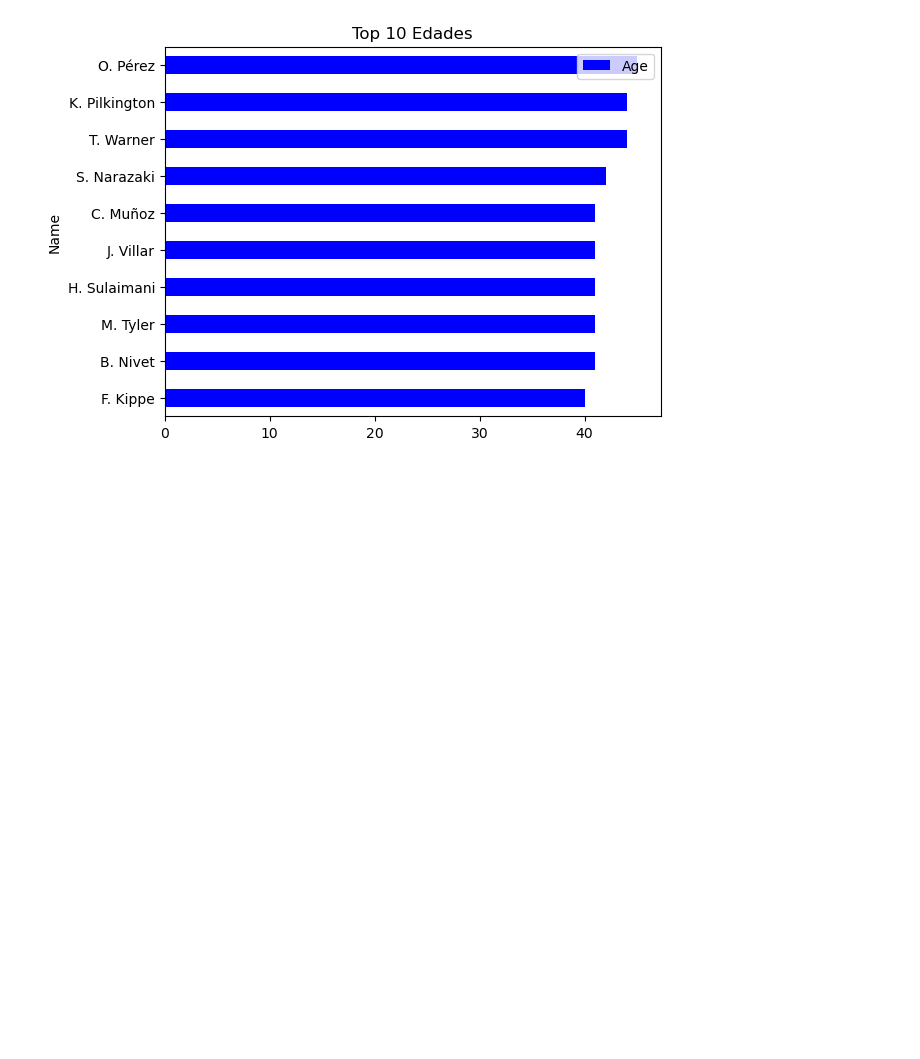
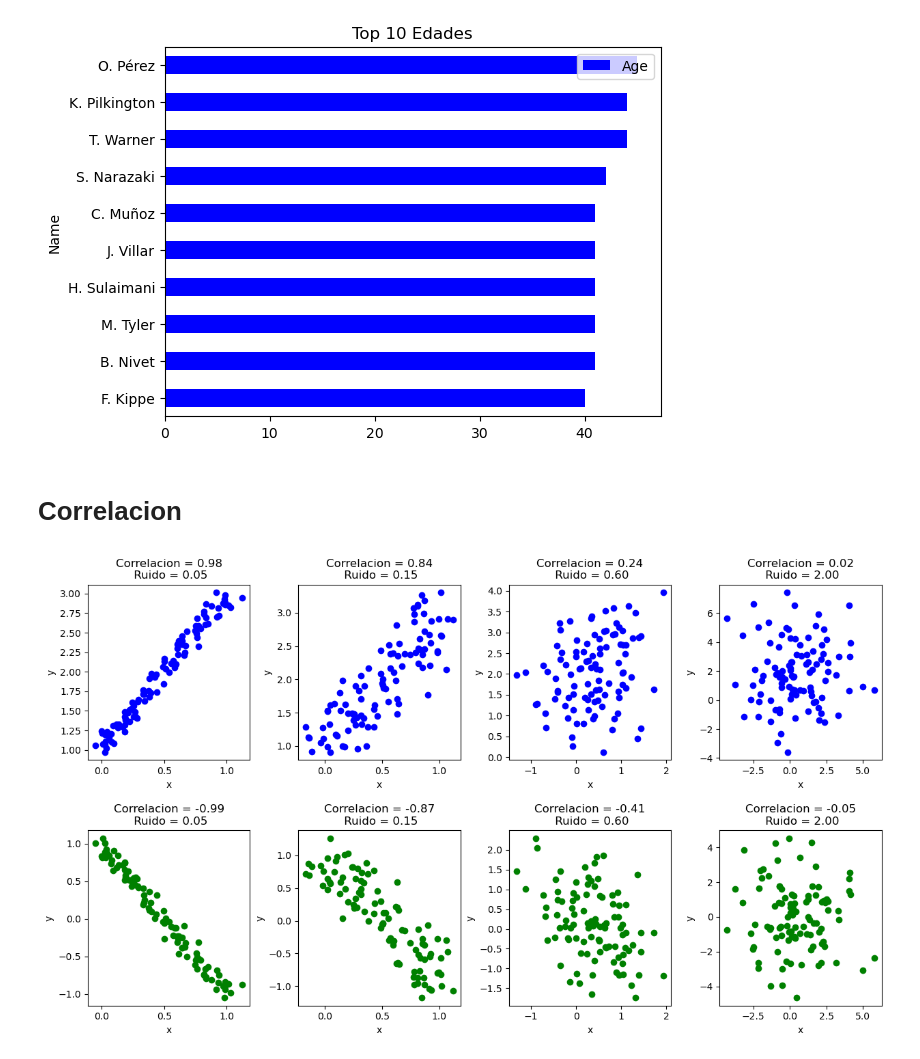
Before and after one commit to albhermo1979/EBACMX, a Jupyter notebook: EBAC/Python avanzado/Numpy/Numpy_1.ipynb, the cells around one changed output. Drawn from its saved outputs; the diff is of its cells as text; code cells hidden in the pictures; blank space fills up the shorter version.

Commit message:
Leccion de correlaciones

```diff
--- a/EBAC/Python avanzado/Numpy/Numpy_1.ipynb
+++ b/EBAC/Python avanzado/Numpy/Numpy_1.ipynb
@@ -222,3 +222,37 @@ ax = x.plot.barh( y='Age', x='Name', color='b', title='Top 10 Edades')
 ax = x.iloc[::-1].plot.barh( y='Age', x='Name', color='b', title='Top 10 Edades')
 # %% [output]
 [figure]
+# %% [markdown]
+# Correlacion
+# %%
+#Ejemplo para explicar la correlacion
+# Introduccion a la correlacion
+import matplotlib.pyplot as plt
+from matplotlib.ticker import StrMethodFormatter
+seed = 13
+rand = np.random.RandomState(seed)
+fig, ax = plt.subplots(nrows=2, ncols=4, figsize=(15,8))
+
+x = rand.uniform(0,1,100)
+x = np.vstack((x,x*2+1))
+x= np.vstack((x,-x[0,]*2+1))
+x=np.vstack((x,rand.normal(1,3,100)))
+
+for noise, i in zip([0.05,0.15,0.6,2],[0,1,2,3]):
+    #Añade Ruido
+    x_with_noise = x+rand.normal(0,noise,x.shape)
+
+    #Calcular la correlacion
+    rho_noise = np.corrcoef(x_with_noise)
+
+    #Correlacion positiva en la primera linea y negativa en la segunda
+    ax[0,i].scatter(x_with_noise[0,],x_with_noise[1,],color='blue')
+    ax[1,i].scatter(x_with_noise[0,],x_with_noise[2,],color='green')
+    ax[0,i].title.set_text('Correlacion = ' + "{:.2f}".format(rho_noise[0,1]) + '\n Ruido = ' + "{:.2f}".format(noise) )
+    ax[1,i].title.set_text('Correlacion = ' + "{:.2f}".format(rho_noise[0,2]) + '\n Ruido = ' + "{:.2f}".format(noise) )
+    ax[0,i].set(xlabel='x',ylabel='y')
+    ax[1,i].set(xlabel='x',ylabel='y')
+fig.subplots_adjust(wspace=0.3,hspace=0.4)
+plt.show()
+# %% [output]
+[figure, added]
```
Also changed, not shown: parts of 4 cells of this notebook.
